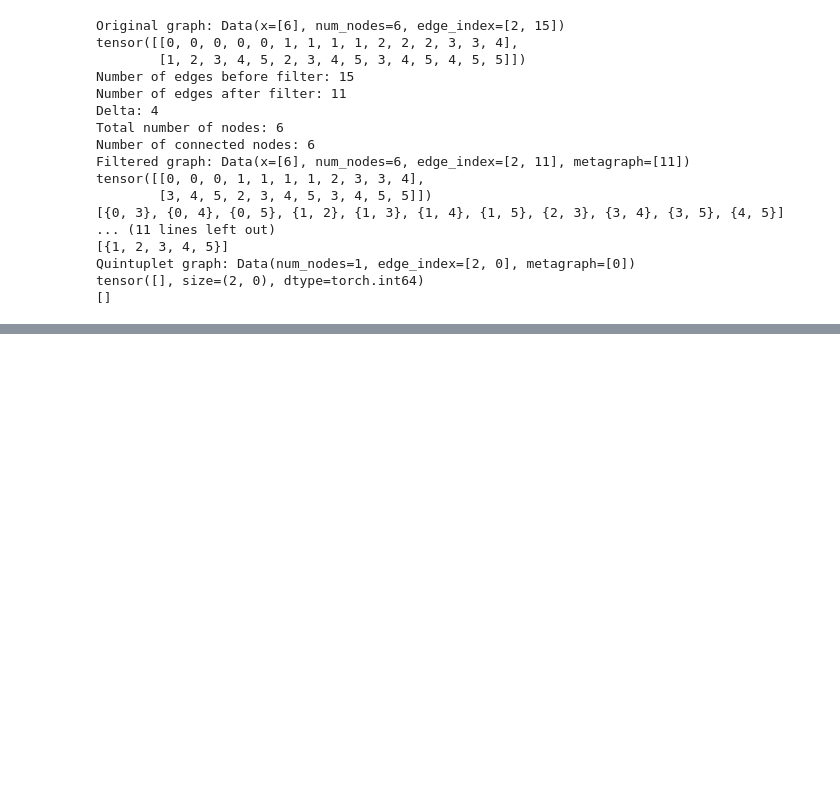
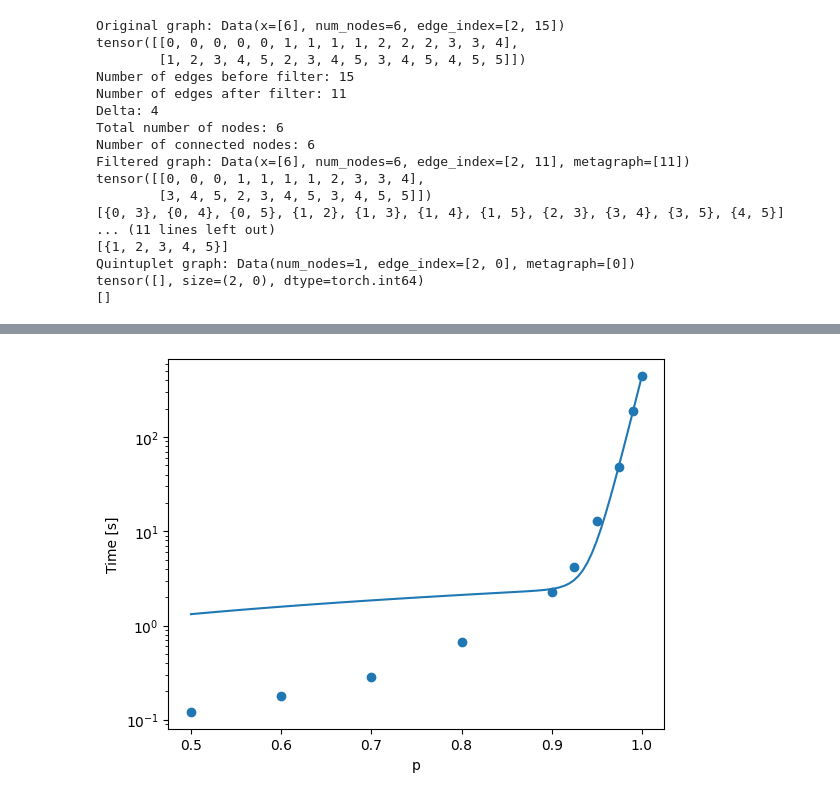
Before and after one commit to tkar-git/TrackletGraphs, a Jupyter notebook: testing.ipynb, the cells around one changed output, grey strips where cells are left out. Cells and saved outputs as stored; diff of their text form; code cells hidden in the pictures; blank space fills up the shorter version.

```diff
--- a/testing.ipynb
+++ b/testing.ipynb
@@ -250,30 +250,3 @@ Total number of nodes: 25
 Number of connected nodes: 25
 Plots for 25 FC nodes done!
 [figure]
-# %%
-from torch_geometric.data import Data
-
-metric_learning_graph = torch.load("/mnt/data1/karres/Example_3/filter/testset/event['000021010'].pyg")
-
-#print(metric_learning_graph)
-basic_ml_graph = Data()
-basic_ml_graph.edge_index = metric_learning_graph.edge_index
-basic_ml_graph.num_nodes = metric_learning_graph.num_nodes
-
-n_nodes = [basic_ml_graph.num_nodes]
-n_edges = [basic_ml_graph.edge_index.shape[1]]
-
-for i in range(100):
-    if basic_ml_graph.edge_index == None or basic_ml_graph.num_nodes == 0:
-        break
-    print(f'Iteration {i}')
-    print(basic_ml_graph)
-    graph = linegraph_trafo(basic_ml_graph)
-    basic_ml_graph = graph
-    n_nodes.append(graph.num_nodes)
-    n_edges.append(graph.edge_index.shape[1])
-
-plt.plot(range(len(n_nodes)),n_nodes, label='Number of nodes')
-plt.plot(range(len(n_edges)),n_edges, label='Number of edges')
-plt.legend()
-plt.show()
@@ -509,0 +557,17 @@ tensor([], size=(2, 0), dtype=torch.int64)
+# %%
+import numpy as np
+from scipy.optimize import curve_fit
+
+def exp(x,a,b,c):
+    return a*np.exp(b*x)+c*x
+
+p1, cov1 = curve_fit(exp, 1-np.array(probs), np.array(times), maxfev=10000)
+
+plt.scatter(1-np.array(probs), np.array(times))
+plt.plot(np.linspace(0.5,1,100), exp(np.linspace(0.5,1,100), *p1))
+
+plt.xlabel('p')
+plt.ylabel('Time [s]')
+plt.yscale('log')
+# %% [output]
+[figure, added]
```
Also changed, not shown: parts of 12 cells of this notebook.
